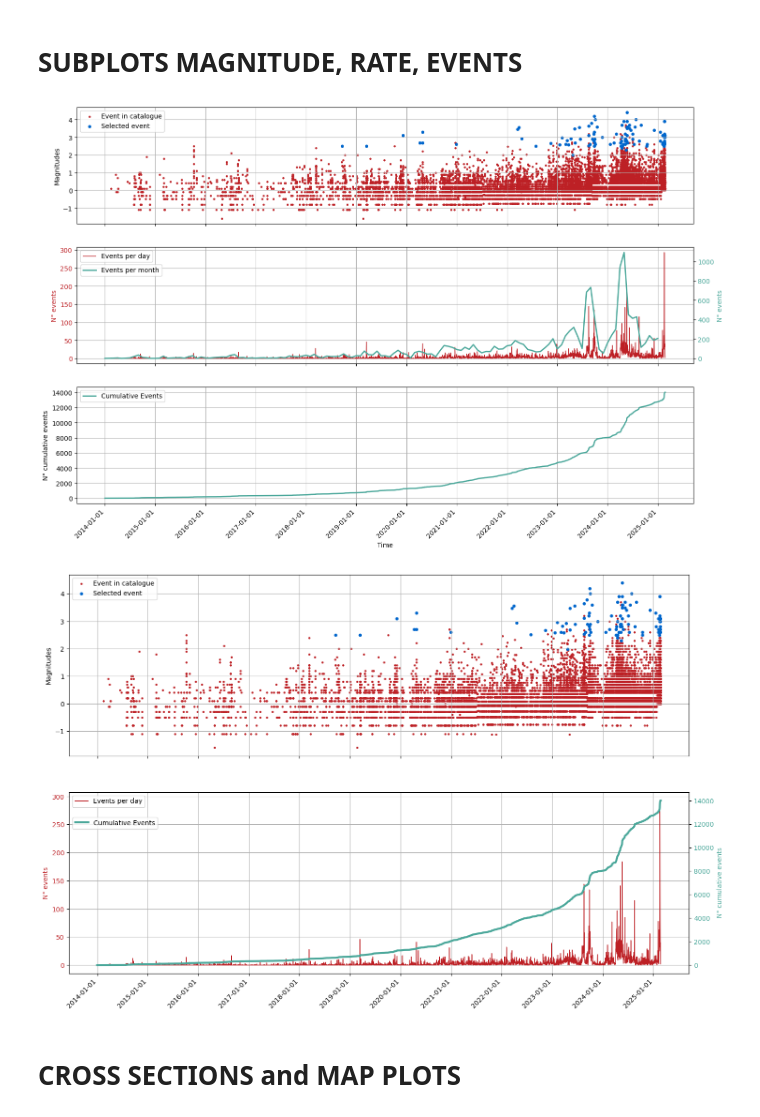
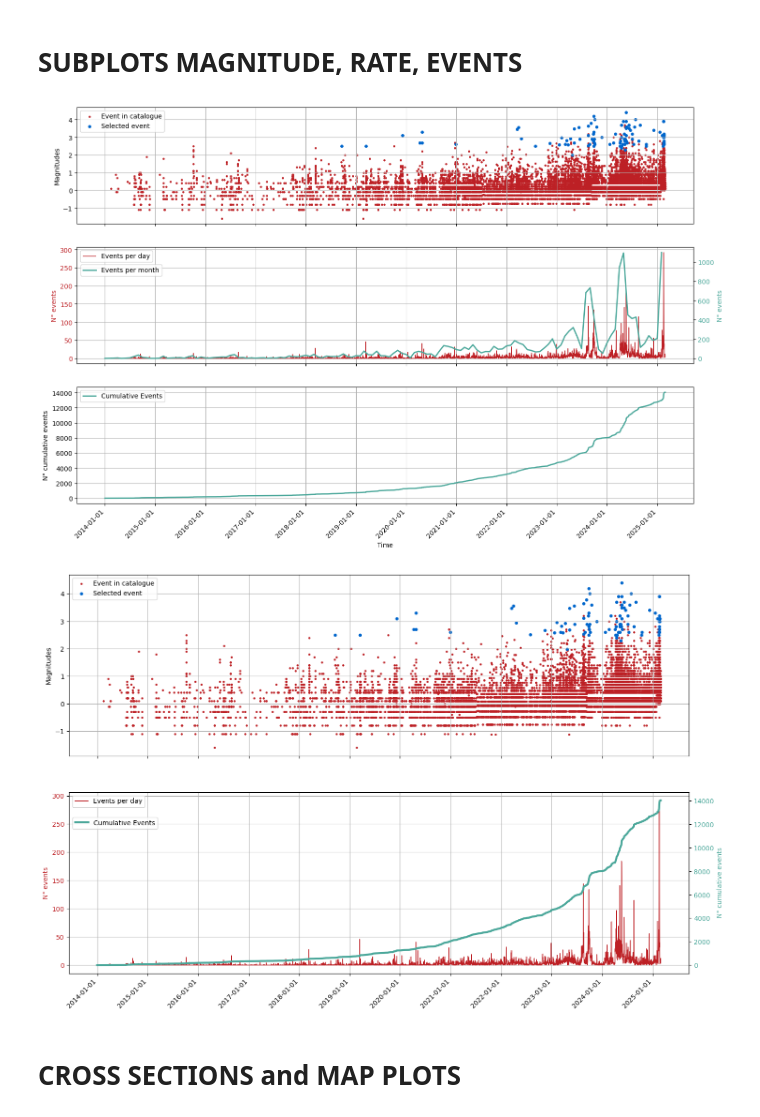
Before and after one commit to giacomorapagnani/CAMPI_FLEGREI_moment_tensor, a Jupyter notebook: codes/plot_catalogue_pyrocko.ipynb, the cells around one changed output. Saved outputs shown, nothing was run; the diff lists cells and outputs as text; code cells hidden in the pictures.

```diff
--- a/codes/plot_catalogue_pyrocko.ipynb
+++ b/codes/plot_catalogue_pyrocko.ipynb
@@ -69,7 +69,7 @@ eq_dates_final=[datetime.datetime.fromtimestamp(t) for t in times_final]
 # MAGNITUDE PER DAY
 
 mag_ev = [ev.magnitude for ev in events]
-end_date='2025-02-24'
+end_date='2025-03-01'
 mag_ev_final=[]
 for ev in events_final:
     mag_ev_final.append( float(ev.tags[1].split(':')[1]) )
@@ -126,7 +126,7 @@ for t in time_ax:
 # SUBPLOTS MAGNITUDE, RATE, EVENTS
 # %%
 #SAVE FIGURE SWITCH
-save_fig1=False
+save_fig1=True
 
 # Creazione della figura e dei subplot
 fig, axs = plt.subplots(3, 1, figsize=(17,11), sharex=True)
@@ -168,34 +168,34 @@ axs[2].set_ylabel('N° cumulative events')
 axs[2].grid(True)
 axs[2].legend()
 
 # Formattazione dell'asse delle ascisse
 #axs[2].xaxis.set_major_locator(dates.AutoDateLocator(minticks=num_intervals))
 axs[2].xaxis.set_major_locator(dates.YearLocator(1))  # Un'etichetta ogni anno
 
 axs[2].xaxis.set_major_formatter(dates.DateFormatter('%Y-%m-%d'))
 
 # Imposta l'etichetta dell'asse x (condivisa tra i subplot) con orientazione inclinata
 for label in axs[2].xaxis.get_majorticklabels():
     label.set_rotation(45)
     label.set_horizontalalignment('right')
 
 if save_fig1:
 
     plot_name= os.path.join(plot_dir, name)
 
     figname = os.path.join(plot_name, 'catologue_flegrei_2_'+name+'.pdf')
     if os.path.isfile(figname):
         os.remove(figname)
 
     plt.savefig(figname)
 
     figname_svg = os.path.join(plot_name, 'catologue_flegrei_2_'+name+'.svg')
     if os.path.isfile(figname_svg):
         os.remove(figname_svg)
 
     plt.savefig(figname_svg)
 # %% [output]
-[figure, old version]
+[figure, new version]
 # %%
 #SAVE FIGURE SWITCH
 save_fig1b=True
@@ -260,7 +260,7 @@ if save_fig1b:
 
     plt.savefig(figname_svg)
 # %% [output]
-[figure, old version]
+[figure, new version]
 # %% [markdown]
 # CROSS SECTIONS and MAP PLOTS
 # %%
```
Also changed, not shown: parts of 1 cell of this notebook, 21 other files.
